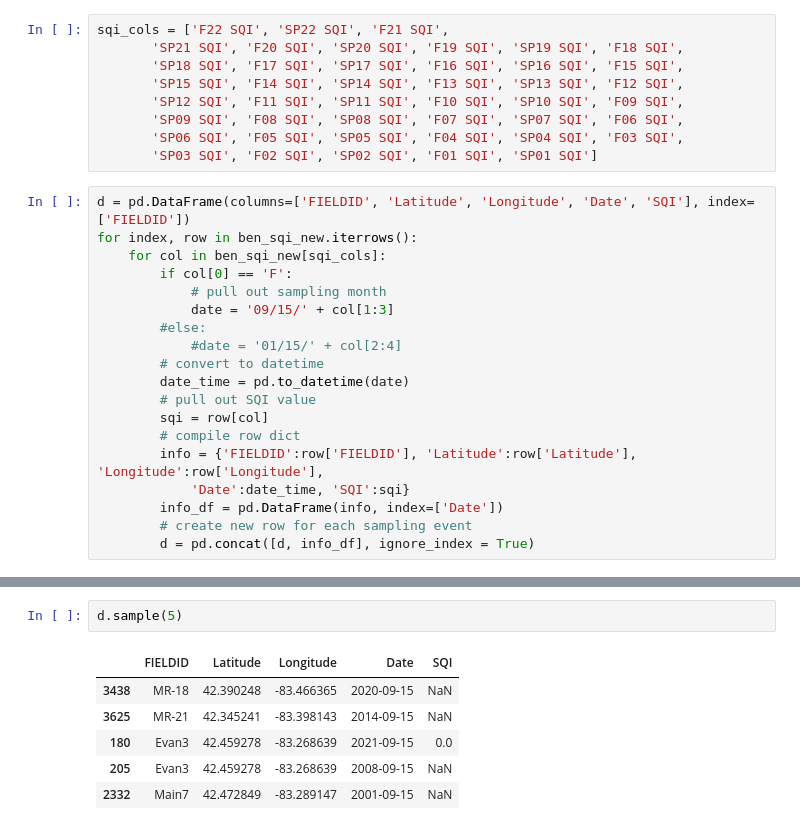
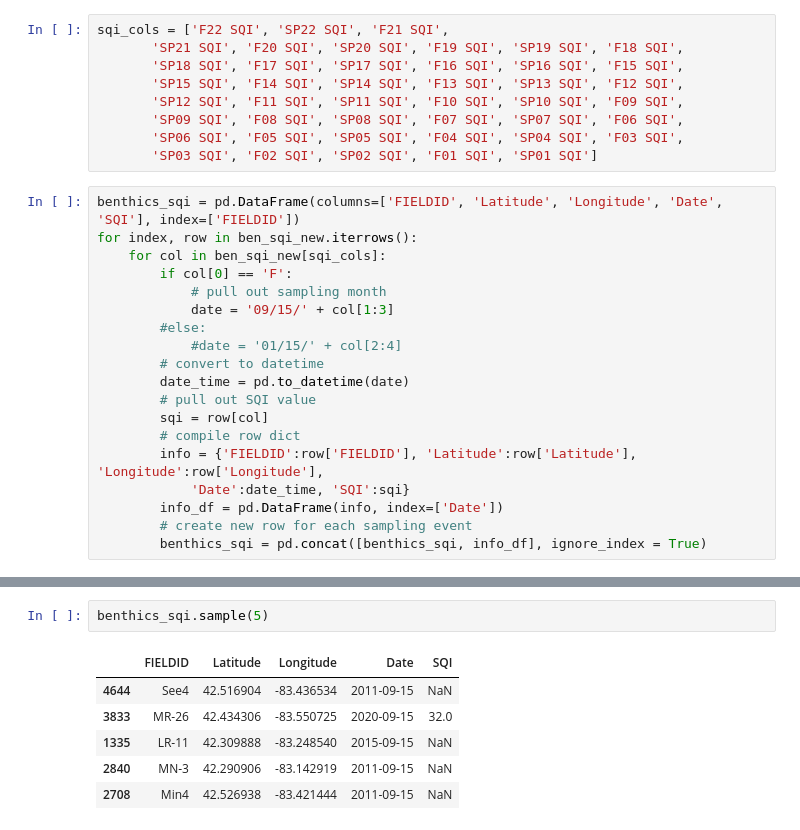
Before and after one commit to jhkaplan4050/FOTR_Capstone, a Jupyter notebook: notebooks/benthics.ipynb, the cells around one changed output, grey strips where cells are left out. Cells and saved outputs as stored; diff of their text form.

```diff
--- a/notebooks/benthics.ipynb
+++ b/notebooks/benthics.ipynb
@@ -53,7 +53,7 @@ sqi_cols = ['F22 SQI', 'SP22 SQI', 'F21 SQI',
        'SP06 SQI', 'F05 SQI', 'SP05 SQI', 'F04 SQI', 'SP04 SQI', 'F03 SQI',
        'SP03 SQI', 'F02 SQI', 'SP02 SQI', 'F01 SQI', 'SP01 SQI']
 # %%
-d = pd.DataFrame(columns=['FIELDID', 'Latitude', 'Longitude', 'Date', 'SQI'], index=['FIELDID'])
+benthics_sqi = pd.DataFrame(columns=['FIELDID', 'Latitude', 'Longitude', 'Date', 'SQI'], index=['FIELDID'])
 for index, row in ben_sqi_new.iterrows():
     for col in ben_sqi_new[sqi_cols]:
         if col[0] == 'F':
@@ -70,4 +70,4 @@ for index, row in ben_sqi_new.iterrows():
             'Date':date_time, 'SQI':sqi}
         info_df = pd.DataFrame(info, index=['Date'])
         # create new row for each sampling event
-        d = pd.concat([d, info_df], ignore_index = True)
+        benthics_sqi = pd.concat([benthics_sqi, info_df], ignore_index = True)
@@ -81,12 +98,12 @@ d.head()
 | 3 | Bish1 | 42.482378 | -83.460553 | 2021-09-15 | NaN |
 | 4 | Bish1 | 42.482378 | -83.460553 | 2021-09-15 | NaN |
 # %%
-d.sample(5)
+benthics_sqi.sample(5)
 # %% [output]
 |  | FIELDID | Latitude | Longitude | Date | SQI |
-| 3438 | MR-18 | 42.390248 | -83.466365 | 2020-09-15 | NaN |
-| 3625 | MR-21 | 42.345241 | -83.398143 | 2014-09-15 | NaN |
-| 180 | Evan3 | 42.459278 | -83.268639 | 2021-09-15 | 0.0 |
-| 205 | Evan3 | 42.459278 | -83.268639 | 2008-09-15 | NaN |
-| 2332 | Main7 | 42.472849 | -83.289147 | 2001-09-15 | NaN |
+| 4644 | See4 | 42.516904 | -83.436534 | 2011-09-15 | NaN |
+| 3833 | MR-26 | 42.434306 | -83.550725 | 2020-09-15 | 32.0 |
+| 1335 | LR-11 | 42.309888 | -83.248540 | 2015-09-15 | NaN |
+| 2840 | MN-3 | 42.290906 | -83.142919 | 2011-09-15 | NaN |
+| 2708 | Min4 | 42.526938 | -83.421444 | 2011-09-15 | NaN |
 # %%
```
Also changed, not shown: parts of 18 cells of this notebook.
